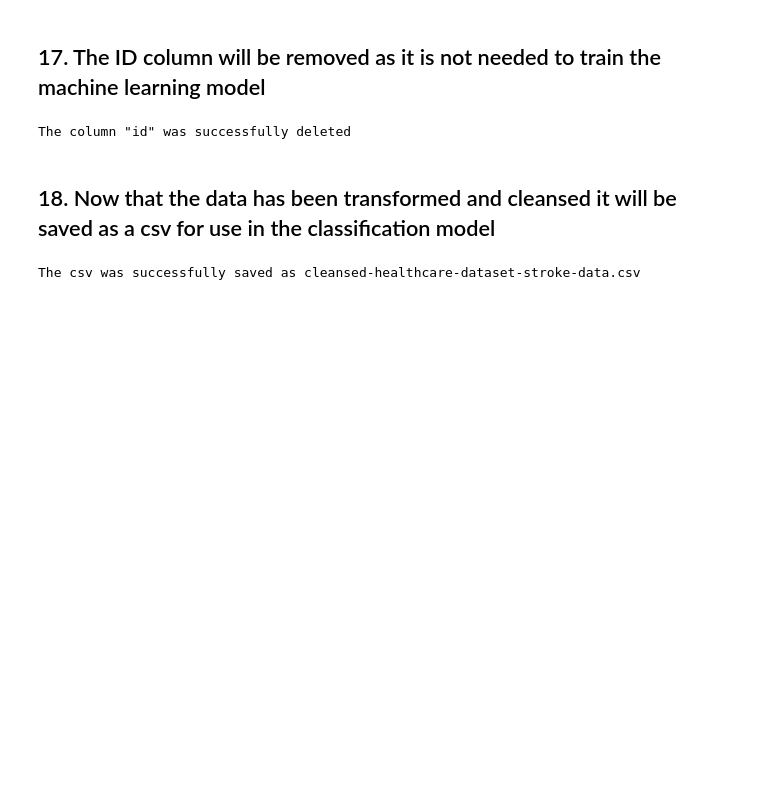
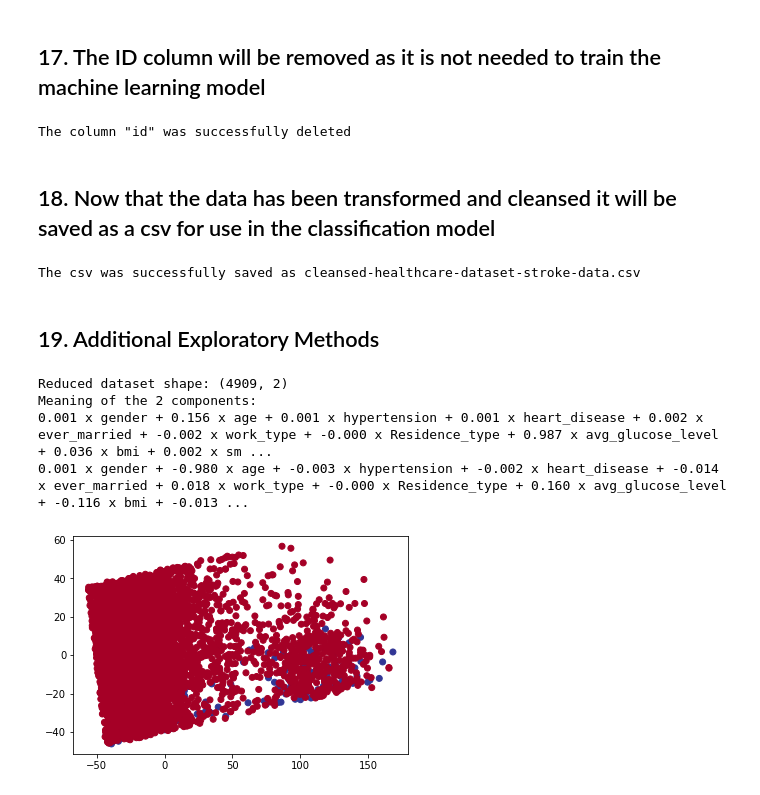
Before and after one commit to guypwhunt/data_analysis, a Jupyter notebook: 1_data_exploration_transformation_and_cleansing.ipynb, the cells around one changed output. Drawn from its saved outputs; the diff is of its cells as text; code cells hidden in the pictures; blank space fills up the shorter version.

```diff
--- a/1_data_exploration_transformation_and_cleansing.ipynb
+++ b/1_data_exploration_transformation_and_cleansing.ipynb
@@ -435,3 +436,33 @@ df_stroke.to_csv('data/cleansed-healthcare-dataset-stroke-data.csv', index=False
 print('The csv was successfully saved as cleansed-healthcare-dataset-stroke-data.csv')
 # %% [output]
 The csv was successfully saved as cleansed-healthcare-dataset-stroke-data.csv
+# %% [markdown]
+## 19. Additional Exploratory Methods
+# %%
+# PCA Reduction
+features = ['gender', 'age', 'hypertension', 'heart_disease', 'ever_married',
+       'work_type', 'Residence_type', 'avg_glucose_level', 'bmi',
+       'smoking_status']
+label = 'stroke'
+
+X, y = df_stroke[features].values, df_stroke[label].values
+from sklearn.decomposition import PCA
+pca = PCA(n_components=2)
+pca.fit(X)
+X_reduced = pca.transform(X)
+
+import pylab as pl
+pl.scatter(X_reduced[:, 0], X_reduced[:, 1], c=y,
+           cmap='RdYlBu')
+
+print("Meaning of the 2 components:")
+for component in pca.components_:
+    print(" + ".join("%.3f x %s" % (value, name)
+                     for value, name in zip(component,
+                                            features)))
+# %% [output]
+Reduced dataset shape: (4909, 2)
+Meaning of the 2 components:
+0.001 x gender + 0.156 x age + 0.001 x hypertension + 0.001 x heart_disease + 0.002 x ever_married + -0.002 x work_type + -0.000 x Residence_type + 0.987 x avg_glucose_level + 0.036 x bmi + 0.002 x sm ...
+0.001 x gender + -0.980 x age + -0.003 x hypertension + -0.002 x heart_disease + -0.014 x ever_married + 0.018 x work_type + -0.000 x Residence_type + 0.160 x avg_glucose_level + -0.116 x bmi + -0.013 ...
+[figure, added]
```
Also changed, not shown: parts of 3 cells of this notebook, 26 other files.
